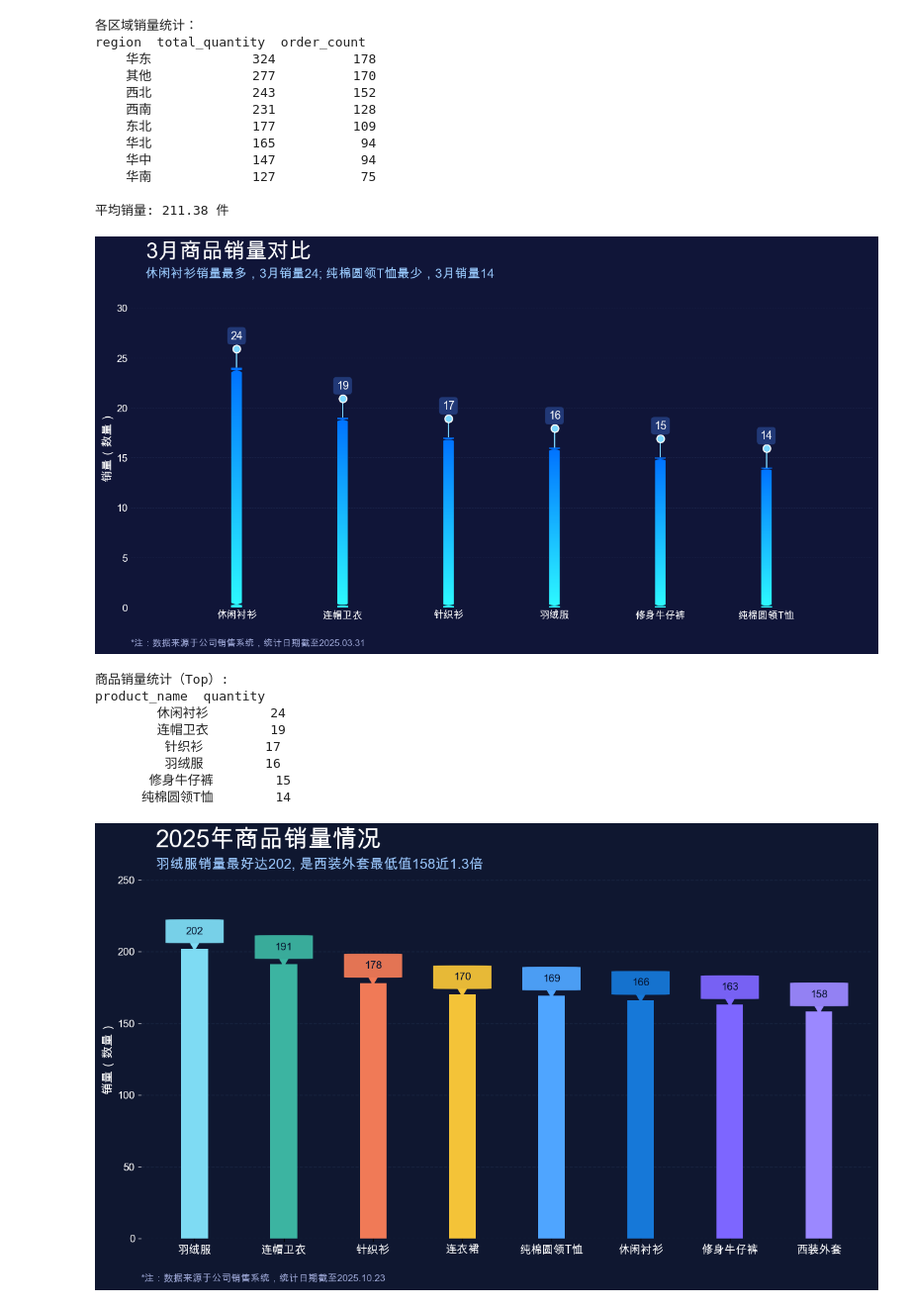
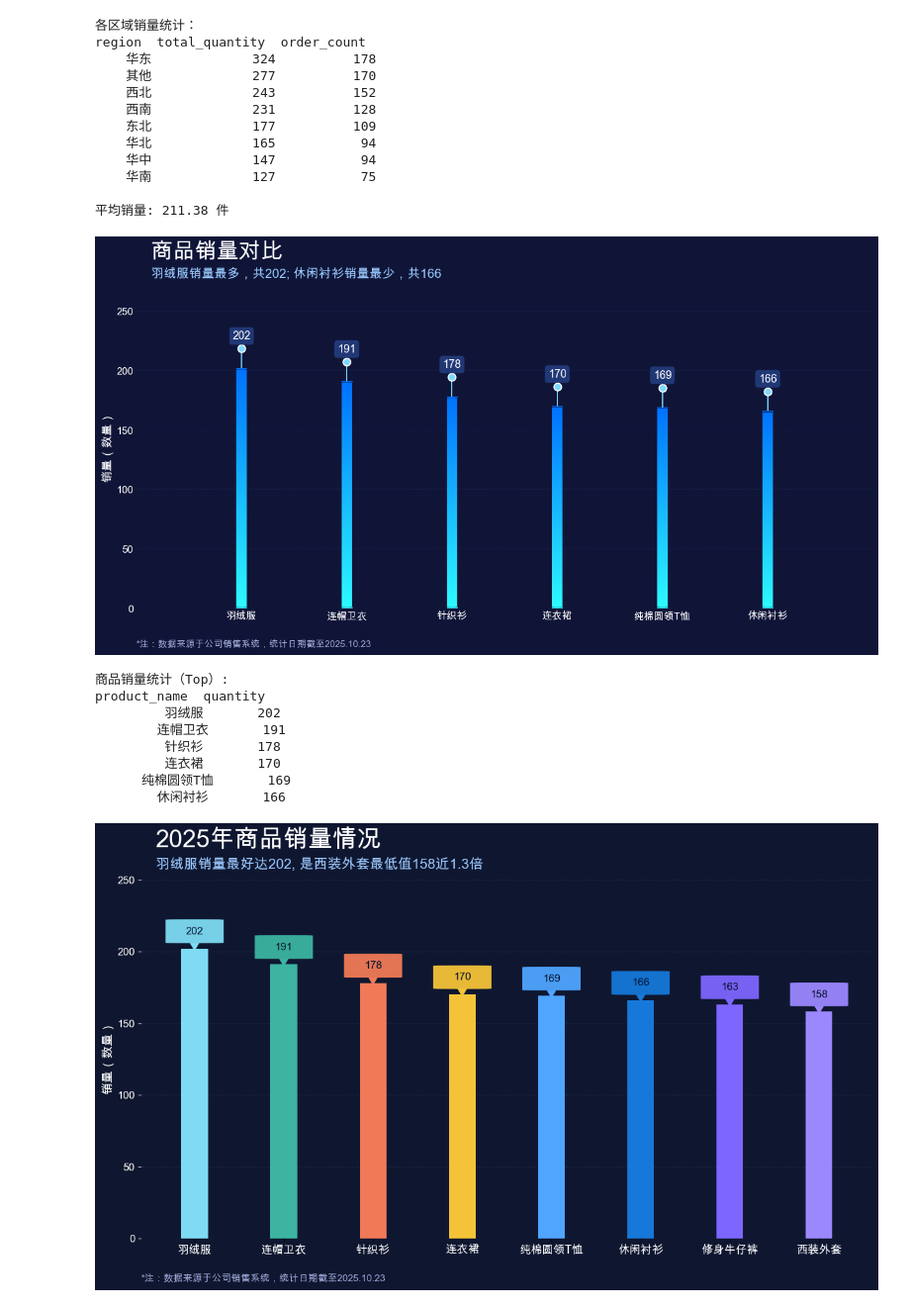
Before and after one commit to Zhen-Zhuo/Data-visualization, a Jupyter notebook: test.ipynb, the cells around one changed output. Shown at 99% size. Cells and saved outputs as stored; diff of their text form; code cells hidden in the pictures.

```diff
--- a/test.ipynb
+++ b/test.ipynb
@@ -230,14 +214,20 @@ if 'product_name' not in df.columns:
 value_col = QUANTITY_COL or AMOUNT_COL
 date_col = ORDER_DATE_COL
 
+# 保留只有在日期列存在且为 datetime 类型时按月份筛选，否则使用全部数据
 df_products = df.dropna(subset=[date_col]).copy()
-month_mask = df_products[date_col].dt.month == target_month
-month_data = df_products[month_mask]
+
+if pd.api.types.is_datetime64_any_dtype(df_products[date_col]):
+    month_mask = df_products[date_col].dt.month == target_month
+    month_data = df_products[month_mask]
+else:
+    month_data = df_products.copy()
+
+
+data_view = df_products
 note_date = None
-else:
-    data_view = month_data
-    note_date = month_data[date_col].max()
-    month_label = f"{target_month}月"
+month_label = ''
+
 
 product_stats = (
     data_view.groupby('product_name', as_index=False)[value_col]
@@ -309,42 +299,42 @@ pad = max(bar_width * 3, bar_spacing)
 if len(x):
     x_min, x_max = float(np.min(x)), float(np.max(x))
 else:
     x_min = x_max = 0.0
 ax.set_xlim(x_min - pad, x_max + pad)
 ax.set_ylim(0, max_val * 1.35)
 ax.set_ylabel('销量（数量）', fontsize=14, color='white')
 ax.tick_params(axis='both', colors='white', labelsize=12, width=0.8, length=0)
 ax.set_axisbelow(True)
 ax.yaxis.grid(True, linestyle='--', color=grid_color, alpha=0.35, linewidth=0.6)
 for spine in ax.spines.values():
     spine.set_visible(False)
 
 ax.text(0.02, 1.08, title_text, transform=ax.transAxes, fontsize=26, fontweight='bold',
         ha='left', color='white')
 ax.text(0.02, 1.02, subtitle_text, transform=ax.transAxes, fontsize=15,
         ha='left', color='#9acbff')
 
 note_text = '*注：数据来源于公司销售系统'
 ref_date = note_date or NOTE_DATE
 if pd.notna(ref_date):
     note_text += f"，统计日期截至{ref_date:%Y.%m.%d}"
 ax.text(0.0, -0.12, note_text, transform=ax.transAxes, fontsize=11, color='#9fa9d8', style='italic')
 
 plt.tight_layout()
 plt.show()
 
 print('\n商品销量统计（Top）:')
 print(product_stats[['product_name', value_col]].to_string(index=False))
 # %% [output]
-[figure, old version]
+[figure, new version]
 商品销量统计（Top）:
 product_name  quantity
-        休闲衬衫        24
-        连帽卫衣        19
-         针织衫        17
-         羽绒服        16
-       修身牛仔裤        15
-      纯棉圆领T恤        14
+         羽绒服       202
+        连帽卫衣       191
+         针织衫       178
+         连衣裙       170
+      纯棉圆领T恤       169
+        休闲衬衫       166
 # %%
 top_n = 8
 value_col = QUANTITY_COL or AMOUNT_COL
```
Also changed, not shown: parts of 4 cells of this notebook.
